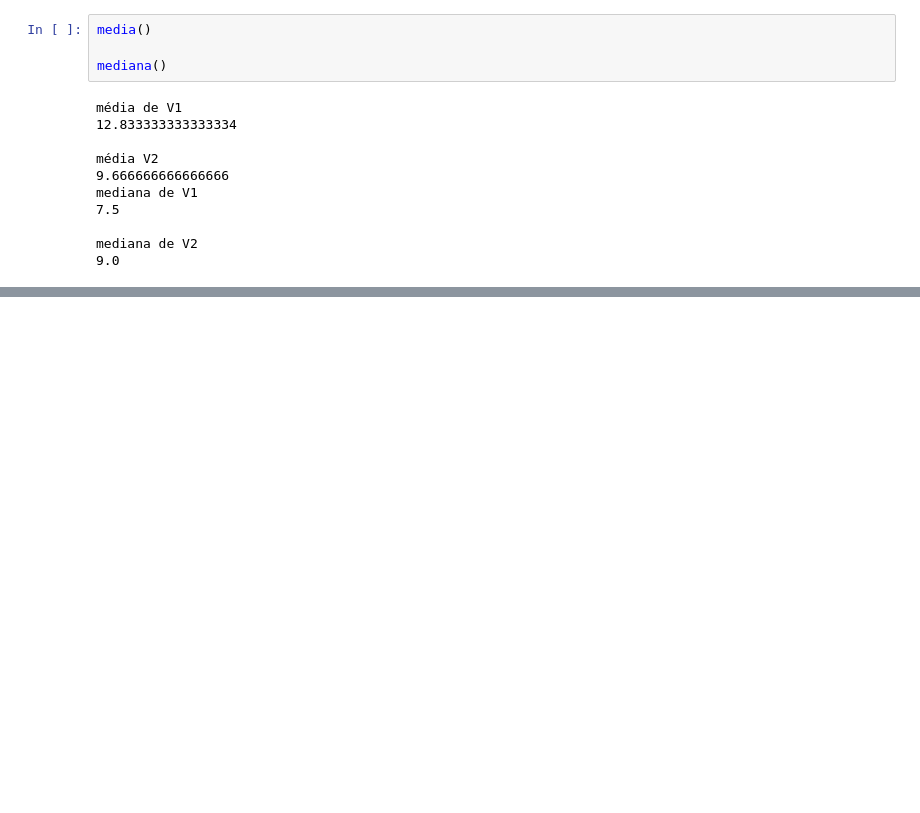
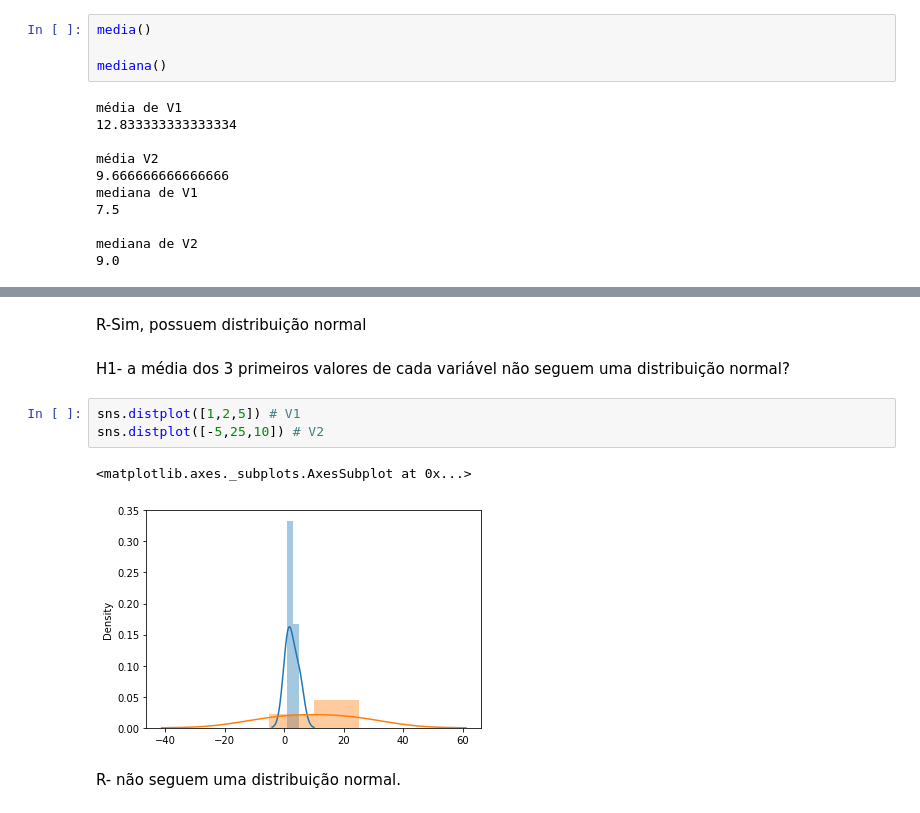
Before and after one commit to marcmec/Learning-Data-Science, a Jupyter notebook: DC_Lista1_py.ipynb, the cells around one changed output, grey strips where cells are left out. Drawn from its saved outputs; the diff is of its cells as text; blank space fills up the shorter version.

```diff
--- a/DC_Lista1_py.ipynb
+++ b/DC_Lista1_py.ipynb
@@ -78,0 +99,12 @@ plt.show()
+# %% [markdown]
+R-Sim, possuem distribuição normal
+# %% [markdown]
+H1- a média dos 3 primeiros valores de cada variável não seguem uma distribuição normal?
+# %%
+sns.distplot([1,2,5]) # V1
+sns.distplot([-5,25,10]) # V2
+# %% [output]
+<matplotlib.axes._subplots.AxesSubplot at 0x...>
+[figure, added]
+# %% [markdown]
+R- não seguem uma distribuição normal.
```
Also changed, not shown: parts of 6 cells of this notebook.
